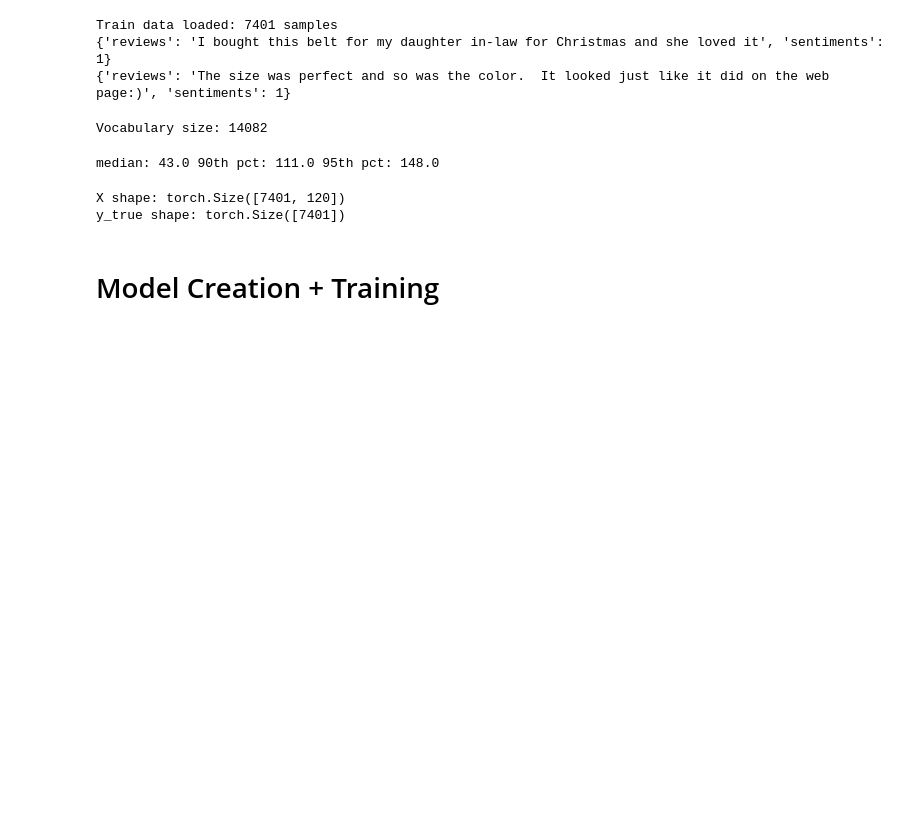
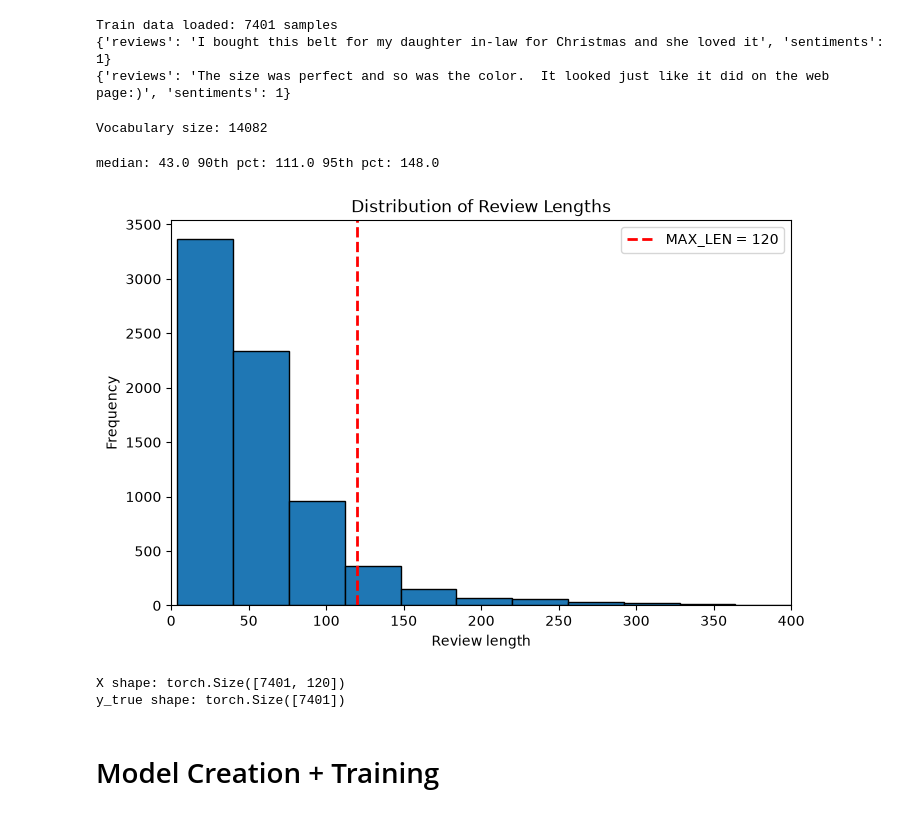
Before and after one commit to TZBAvyy/IE4483-mini-project, a Jupyter notebook: avi/solution_avi.ipynb, the cells around one changed output. Cells and saved outputs as stored; diff of their text form; code cells hidden in the pictures; blank space fills up the shorter version.

Commit message:
Update avi solution with figures

```diff
--- a/avi/solution_avi.ipynb
+++ b/avi/solution_avi.ipynb
@@ -23,8 +23,6 @@ Train data loaded: 7401 samples
 # %%
 def tokenize(text):
     text = text.lower()
-    text = text.replace("’", "'") # replace fancy apostrophes with normal ones
-    text = text.replace("‘", "'") # replace fancy opening apostrophes with normal ones
     text = text.replace("n't", "nt") # remove apostrophes from can't, won't, and keep it's, we'll, ect
     text = text.replace(r"(http)\S+", "") # remove URLs
     text = re.sub(r"([a-z])\1{2,}", r"\1", text) # soooo -> so
@@ -56,6 +54,21 @@ lens = np.array([len(s) for s in encoded])
 print("median:", np.median(lens), "90th pct:", np.percentile(lens, 90), "95th pct:", np.percentile(lens, 95))
 # %% [output]
 median: 43.0 90th pct: 111.0 95th pct: 148.0
+# %%
+import matplotlib.pyplot as plt
+
+plt.figure(figsize=(8, 5))
+plt.hist(lens, bins=30, edgecolor="black")
+plt.axvline(120, color="red", linestyle="--", linewidth=2, label="MAX_LEN = 120")
+plt.xlim(0,400)
+
+plt.xlabel("Review length")
+plt.ylabel("Frequency")
+plt.title("Distribution of Review Lengths")
+plt.legend()
+plt.show()
+# %% [output]
+[figure, added]
 # %%
 MAX_LEN = 120
 padded = [(ids + [0] * MAX_LEN)[:MAX_LEN] for ids in encoded]
```
Also changed, not shown: parts of 3 cells of this notebook, 1 other file.
